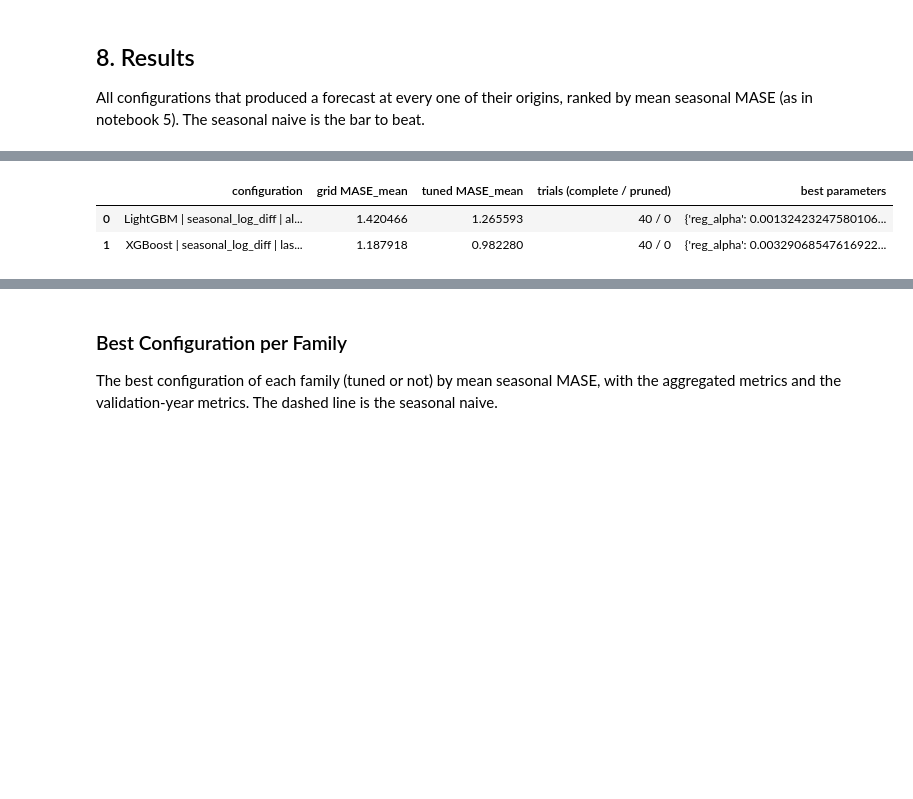
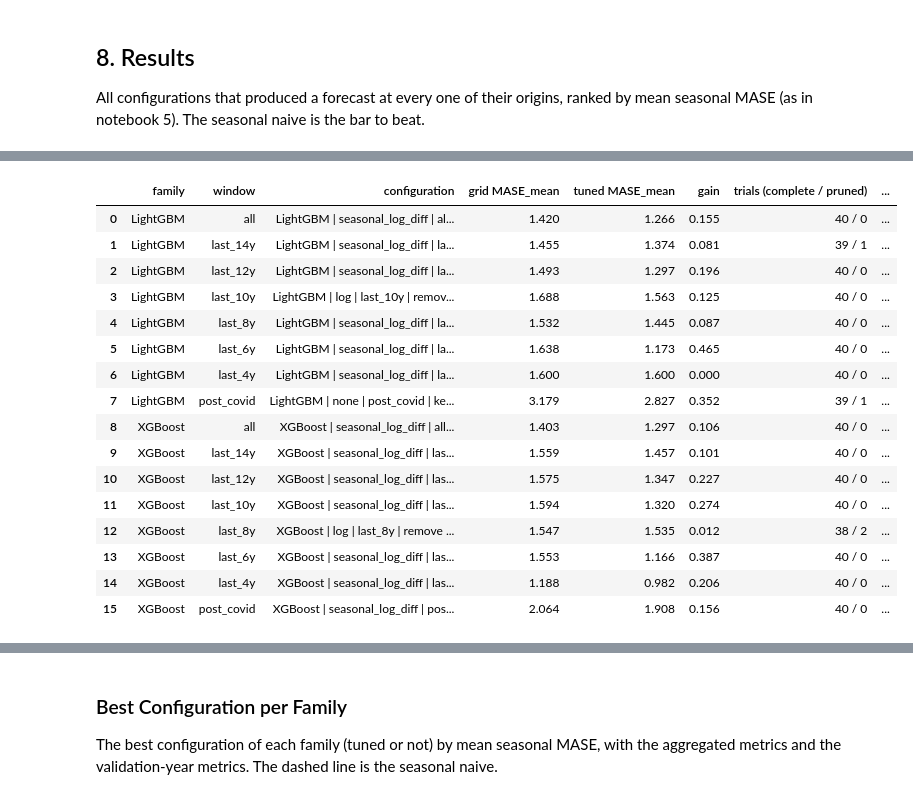
Before and after one commit to Gbrlmoraes/brazil_tourism_forecasting_benchmark, a Jupyter notebook: notebooks/7_ml_model_testing.ipynb, the cells around one changed output, grey strips where cells are left out. Saved outputs shown, nothing was run; the diff lists cells and outputs as text; code cells hidden in the pictures; blank space fills up the shorter version.

```diff
--- a/notebooks/7_ml_model_testing.ipynb
+++ b/notebooks/7_ml_model_testing.ipynb
@@ -1453,6 +1456,7 @@ count or chosen penalty of the latest origin (`eval_split = validation`). The tr
 runs in Docker (`docker compose up -d mlflow`).
 # %%
 N_LOG_THREADS = 8
+MLFLOW_MAX_MASE = 1.5  # only configurations below this mean seasonal MASE are logged
 PARAM_KEYS = ['family', 'transform', 'window', 'covid_rows', 'strategy', 'feature_set']
 ORIGIN_LABELS = ', '.join(origin_label(o) for o in ORIGINS)
 
@@ -1512,6 +1516,12 @@ def log_result(client, result):
 
 
 def log_results(rows, desc):
+    """Log the rows that produced a forecast at every origin with MASE_mean < 1.5."""
+    rows = [
+        r
+        for r in rows
+        if r['error'] is None and r.get('MASE_mean', np.inf) < MLFLOW_MAX_MASE
+    ]
     client = mlflow.MlflowClient()
     with ThreadPoolExecutor(max_workers=N_LOG_THREADS) as pool:
         list(
@@ -1521,6 +1531,7 @@ def log_results(rows, desc):
                 desc=desc,
             )
         )
+    print(f'{desc}: {len(rows)} runs logged (MASE_mean < {MLFLOW_MAX_MASE})')
 
 
 log_start = time.perf_counter()
@@ -1682,33 +1702,48 @@ def tune(config):
 
 
 tune_start = time.perf_counter()
+grid_rows = ranked[~ranked['tuned']]
 studies, tuned_rows = {}, []
 for family in sorted(TREE_FAMILIES):
-    best = ranked[ranked['family'] == family]
-    if best.empty:
-        continue
-    config = row_config(best.iloc[0])
-    studies[family], tuned_row = tune(config)
-    tuned_rows.append(tuned_row)
-print(f'Tuning done in {time.perf_counter() - tune_start:,.0f}s')
+    for window in WINDOWS:
+        group = grid_rows[
+            (grid_rows['family'] == family) & (grid_rows['window'] == window)
+        ]
+        if group.empty:
+            continue
+        studies[family, window], tuned_row = tune(row_config(group.iloc[0]))
+        tuned_rows.append(tuned_row)
+print(
+    f'Tuned {len(studies)} family × window groups in '
+    f'{time.perf_counter() - tune_start:,.0f}s'
+)
 
 log_results(tuned_rows, 'Logging tuned runs')
 results_df = pd.concat([results_df, pd.DataFrame(tuned_rows)], ignore_index=True)
 ranked = rank(results_df)
 
+tuning = pd.DataFrame([
+    {
+        'family': FAMILY_NAMES[family],
+        'window': window,
+        'configuration': row_config(tuned_row).label,
+        'grid MASE_mean': study.trials[0].value,
+        'tuned MASE_mean': study.best_value,
+        'gain': study.trials[0].value - study.best_value,
+        'trials (complete / pruned)': (
+            f'{sum(t.state.name == "COMPLETE" for t in study.trials)} / '
+            f'{sum(t.state.name == "PRUNED" for t in study.trials)}'
+        ),
+        'best parameters': study.best_params,
+    }
+    for ((family, window), study), tuned_row in zip(studies.items(), tuned_rows)
+])
+display(tuning.round(3))
 display(
-    pd.DataFrame([
-        {
-            'configuration': row_config(tuned_row).label,
-            'grid MASE_mean': study.trials[0].value,
-            'tuned MASE_mean': study.best_value,
-            'trials (complete / pruned)': (
-                f'{sum(t.state.name == "COMPLETE" for t in study.trials)} / '
-                f'{sum(t.state.name == "PRUNED" for t in study.trials)}'
-            ),
-            'best parameters': study.best_params,
-        }
-        for study, tuned_row in zip(studies.values(), tuned_rows)
-    ])
+    tuning
+    .pivot_table(index='window', columns='family', values='tuned MASE_mean')
+    .reindex(index=[w for w in WINDOWS if w in set(tuning['window'])])
+    .rename_axis('tuned MASE_mean')
+    .round(3)
 )
 # %% [output]
@@ -1716,3 +1752,17 @@ Tuning done in 94s
-|  | configuration | grid MASE_mean | tuned MASE_mean | trials (complete / pruned) | best parameters |
-| 0 | LightGBM | seasonal_log_diff | al... | 1.420466 | 1.265593 | 40 / 0 | {'reg_alpha': 0.00132423247580106... |
-| 1 | XGBoost | seasonal_log_diff | las... | 1.187918 | 0.982280 | 40 / 0 | {'reg_alpha': 0.00329068547616922... |
+|  | family | window | configuration | grid MASE_mean | tuned MASE_mean | gain | trials (complete / pruned) | ... |
+| 0 | LightGBM | all | LightGBM | seasonal_log_diff | al... | 1.420 | 1.266 | 0.155 | 40 / 0 | ... |
+| 1 | LightGBM | last_14y | LightGBM | seasonal_log_diff | la... | 1.455 | 1.374 | 0.081 | 39 / 1 | ... |
+| 2 | LightGBM | last_12y | LightGBM | seasonal_log_diff | la... | 1.493 | 1.297 | 0.196 | 40 / 0 | ... |
+| 3 | LightGBM | last_10y | LightGBM | log | last_10y | remov... | 1.688 | 1.563 | 0.125 | 40 / 0 | ... |
+| 4 | LightGBM | last_8y | LightGBM | seasonal_log_diff | la... | 1.532 | 1.445 | 0.087 | 40 / 0 | ... |
+| 5 | LightGBM | last_6y | LightGBM | seasonal_log_diff | la... | 1.638 | 1.173 | 0.465 | 40 / 0 | ... |
+| 6 | LightGBM | last_4y | LightGBM | seasonal_log_diff | la... | 1.600 | 1.600 | 0.000 | 40 / 0 | ... |
+| 7 | LightGBM | post_covid | LightGBM | none | post_covid | ke... | 3.179 | 2.827 | 0.352 | 39 / 1 | ... |
+| 8 | XGBoost | all | XGBoost | seasonal_log_diff | all... | 1.403 | 1.297 | 0.106 | 40 / 0 | ... |
+| 9 | XGBoost | last_14y | XGBoost | seasonal_log_diff | las... | 1.559 | 1.457 | 0.101 | 40 / 0 | ... |
+| 10 | XGBoost | last_12y | XGBoost | seasonal_log_diff | las... | 1.575 | 1.347 | 0.227 | 40 / 0 | ... |
+| 11 | XGBoost | last_10y | XGBoost | seasonal_log_diff | las... | 1.594 | 1.320 | 0.274 | 40 / 0 | ... |
+| 12 | XGBoost | last_8y | XGBoost | log | last_8y | remove ... | 1.547 | 1.535 | 0.012 | 38 / 2 | ... |
+| 13 | XGBoost | last_6y | XGBoost | seasonal_log_diff | las... | 1.553 | 1.166 | 0.387 | 40 / 0 | ... |
+| 14 | XGBoost | last_4y | XGBoost | seasonal_log_diff | las... | 1.188 | 0.982 | 0.206 | 40 / 0 | ... |
+| 15 | XGBoost | post_covid | XGBoost | seasonal_log_diff | pos... | 2.064 | 1.908 | 0.156 | 40 / 0 | ... |
```
Also changed, not shown: parts of 11 cells of this notebook, 1 other file.
